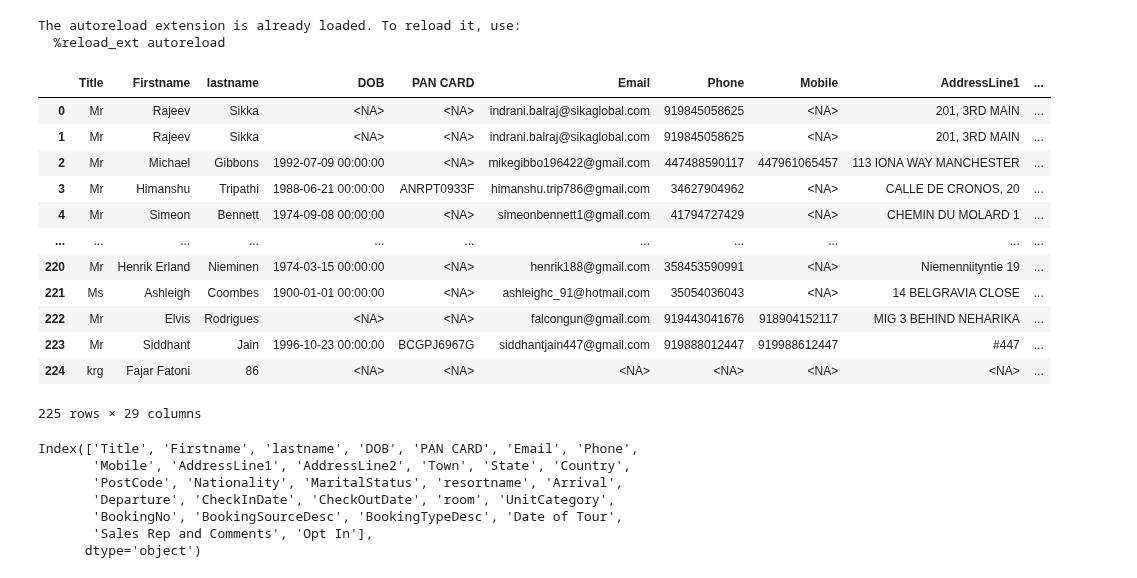
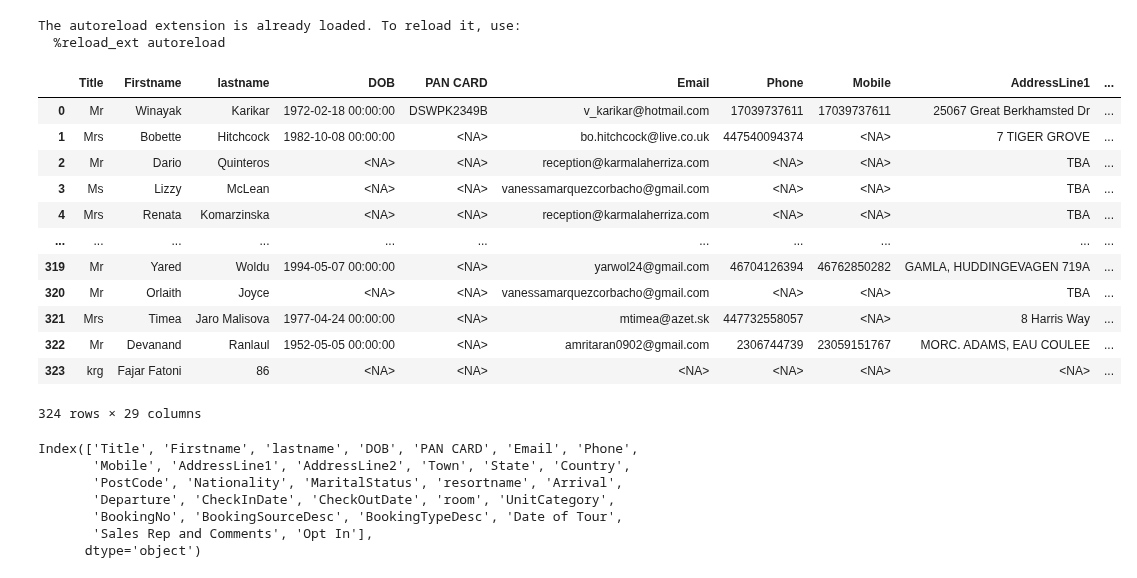
Before and after one commit to fajarfat1195/python.github.io, a Jupyter notebook: past_guest_toni_app/viewpoint_pg_clean_1.ipynb, the cells around one changed output. Cells and saved outputs as stored; diff of their text form; code cells hidden in the pictures.

```diff
--- a/past_guest_toni_app/viewpoint_pg_clean_1.ipynb
+++ b/past_guest_toni_app/viewpoint_pg_clean_1.ipynb
@@ -15,25 +15,25 @@ import main_module as m
 The autoreload extension is already loaded. To reload it, use:
   %reload_ext autoreload
 # %%
-# path = r'C:\Users\fajar.fatoni\Documents\Python\Data\Past Guest Data\View Point\2025\Jun\8 Jun - 16 Jun\CheckOutReport 8 Jun - 16 Jun.xlsx'
-path = r'C:\Users\fajar.fatoni\Documents\Python\Data\CheckOutReport_1.xlsx'
+# path = r'C:\Users\fajar.fatoni\Documents\Python\Data\Past Guest Data\View Point\2025\Jun\15 Jun - 24 Jun\CheckOutReport 15 Jun - 24 Jun.xlsx'
+path = r'C:\Users\fajar.fatoni\Documents\Python\Data\CheckOutReport KLH.xlsx'
 df_viewpoint = pd.read_excel(path, dtype='string', sheet_name='Sheet1')
 count_data_awal = df_viewpoint.shape[0]
 df_viewpoint
 # %% [output]
 |  | Title | Firstname | lastname | DOB | PAN CARD | Email | Phone | Mobile | AddressLine1 | ... |
-| 0 | Mr | Rajeev | Sikka | <NA> | <NA> | indrani.balraj@sikaglobal.com | 919845058625 | <NA> | 201, 3RD MAIN | ... |
-| 1 | Mr | Rajeev | Sikka | <NA> | <NA> | indrani.balraj@sikaglobal.com | 919845058625 | <NA> | 201, 3RD MAIN | ... |
-| 2 | Mr | Michael | Gibbons | 1992-07-09 00:00:00 | <NA> | mikegibbo196422@gmail.com | 447488590117 | 447961065457 | 113 IONA WAY MANCHESTER | ... |
-| 3 | Mr | Himanshu | Tripathi | 1988-06-21 00:00:00 | ANRPT0933F | himanshu.trip786@gmail.com | 34627904962 | <NA> | CALLE DE CRONOS, 20 | ... |
-| 4 | Mr | Simeon | Bennett | 1974-09-08 00:00:00 | <NA> | simeonbennett1@gmail.com | 41794727429 | <NA> | CHEMIN DU MOLARD 1 | ... |
+| 0 | Mr | Winayak | Karikar | 1972-02-18 00:00:00 | DSWPK2349B | v_karikar@hotmail.com | 17039737611 | 17039737611 | 25067 Great Berkhamsted Dr | ... |
+| 1 | Mrs | Bobette | Hitchcock | 1982-10-08 00:00:00 | <NA> | bo.hitchcock@live.co.uk | 447540094374 | <NA> | 7 TIGER GROVE | ... |
+| 2 | Mr | Dario | Quinteros | <NA> | <NA> | reception@karmalaherriza.com | <NA> | <NA> | TBA | ... |
+| 3 | Ms | Lizzy | McLean | <NA> | <NA> | vanessamarquezcorbacho@gmail.com | <NA> | <NA> | TBA | ... |
+| 4 | Mrs | Renata | Komarzinska | <NA> | <NA> | reception@karmalaherriza.com | <NA> | <NA> | TBA | ... |
 | ... | ... | ... | ... | ... | ... | ... | ... | ... | ... | ... |
-| 220 | Mr | Henrik Erland | Nieminen | 1974-03-15 00:00:00 | <NA> | henrik188@gmail.com | 358453590991 | <NA> | Niemenniityntie 19 | ... |
-| 221 | Ms | Ashleigh | Coombes | 1900-01-01 00:00:00 | <NA> | ashleighc_91@hotmail.com | 35054036043 | <NA> | 14 BELGRAVIA CLOSE | ... |
-| 222 | Mr | Elvis | Rodrigues | <NA> | <NA> | falcongun@gmail.com | 919443041676 | 918904152117 | MIG 3 BEHIND NEHARIKA | ... |
-| 223 | Mr | Siddhant | Jain | 1996-10-23 00:00:00 | BCGPJ6967G | siddhantjain447@gmail.com | 919888012447 | 919988612447 | #447 | ... |
-| 224 | krg | Fajar Fatoni | 86 | <NA> | <NA> | <NA> | <NA> | <NA> | <NA> | ... |
+| 319 | Mr | Yared | Woldu | 1994-05-07 00:00:00 | <NA> | yarwol24@gmail.com | 46704126394 | 46762850282 | GAMLA, HUDDINGEVAGEN 719A | ... |
+| 320 | Mr | Orlaith | Joyce | <NA> | <NA> | vanessamarquezcorbacho@gmail.com | <NA> | <NA> | TBA | ... |
+| 321 | Mrs | Timea | Jaro Malisova | 1977-04-24 00:00:00 | <NA> | mtimea@azet.sk | 447732558057 | <NA> | 8 Harris Way | ... |
+| 322 | Mr | Devanand | Ranlaul | 1952-05-05 00:00:00 | <NA> | amritaran0902@gmail.com | 2306744739 | 23059151767 | MORC. ADAMS, EAU COULEE | ... |
+| 323 | krg | Fajar Fatoni | 86 | <NA> | <NA> | <NA> | <NA> | <NA> | <NA> | ... |
-225 rows × 29 columns
+324 rows × 29 columns
 # %%
 df_viewpoint.columns
 # %% [output]
```
Also changed, not shown: parts of 7 cells of this notebook, 26 other files.
